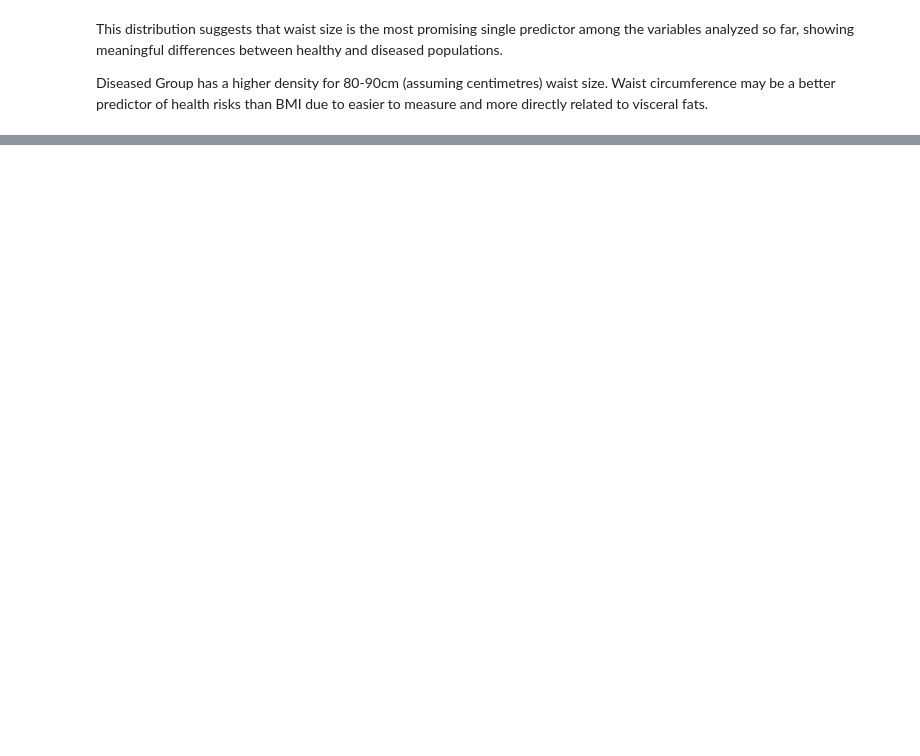
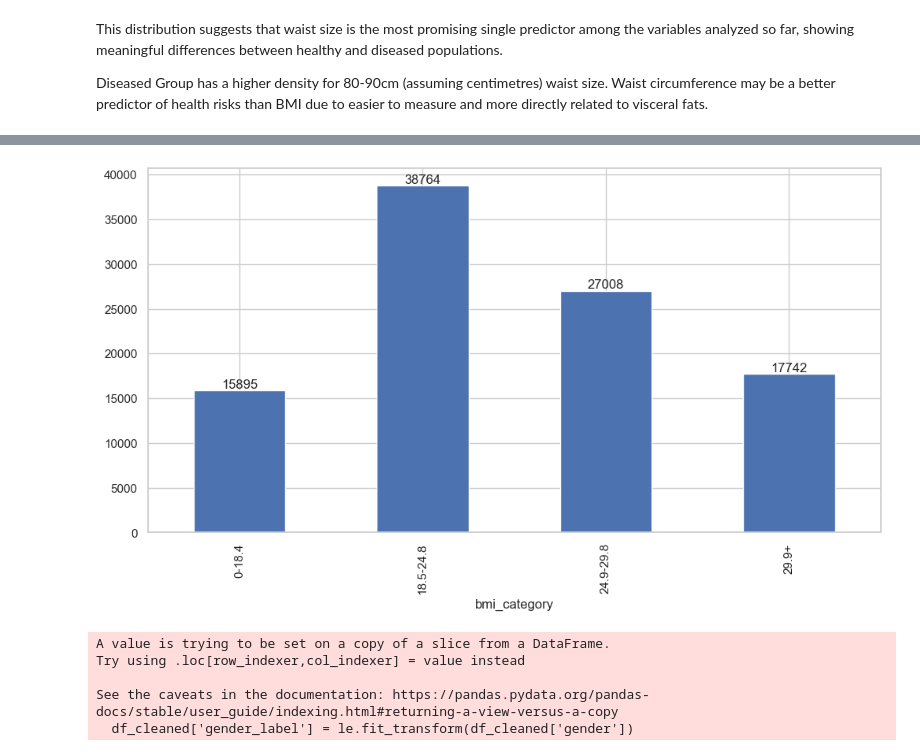
Before and after one commit to Angela-ChongMJ-1162081/1162081, a Jupyter notebook: disease_risk_from_daily_habits.ipynb, the cells around one changed output, grey strips where cells are left out. Cells and saved outputs as stored; diff of their text form; code cells hidden in the pictures; blank space fills up the shorter version.

```diff
--- a/disease_risk_from_daily_habits.ipynb
+++ b/disease_risk_from_daily_habits.ipynb
@@ -500,0 +580,17 @@ Diseased Group has a higher density for 80-90cm (assuming centimetres) waist siz
+# %%
+ax = df_cleaned['bmi_category'].value_counts().sort_index().plot(kind='bar', figsize=(12, 6))
+for p in ax.patches:
+    ax.text(p.get_x() + p.get_width() / 2, p.get_height(), int(p.get_height()), ha='center', va='bottom')
+# %% [output]
+[figure, added]
+# %%
+from sklearn.preprocessing import LabelEncoder
+
+le = LabelEncoder()
+df_cleaned['gender_label'] = le.fit_transform(df_cleaned['gender'])
+# %% [output]
+A value is trying to be set on a copy of a slice from a DataFrame.
+Try using .loc[row_indexer,col_indexer] = value instead
+
+See the caveats in the documentation: https://pandas.pydata.org/pandas-docs/stable/user_guide/indexing.html#returning-a-view-versus-a-copy
+  df_cleaned['gender_label'] = le.fit_transform(df_cleaned['gender'])
```
Also changed, not shown: parts of 31 cells of this notebook, 2 other files.
